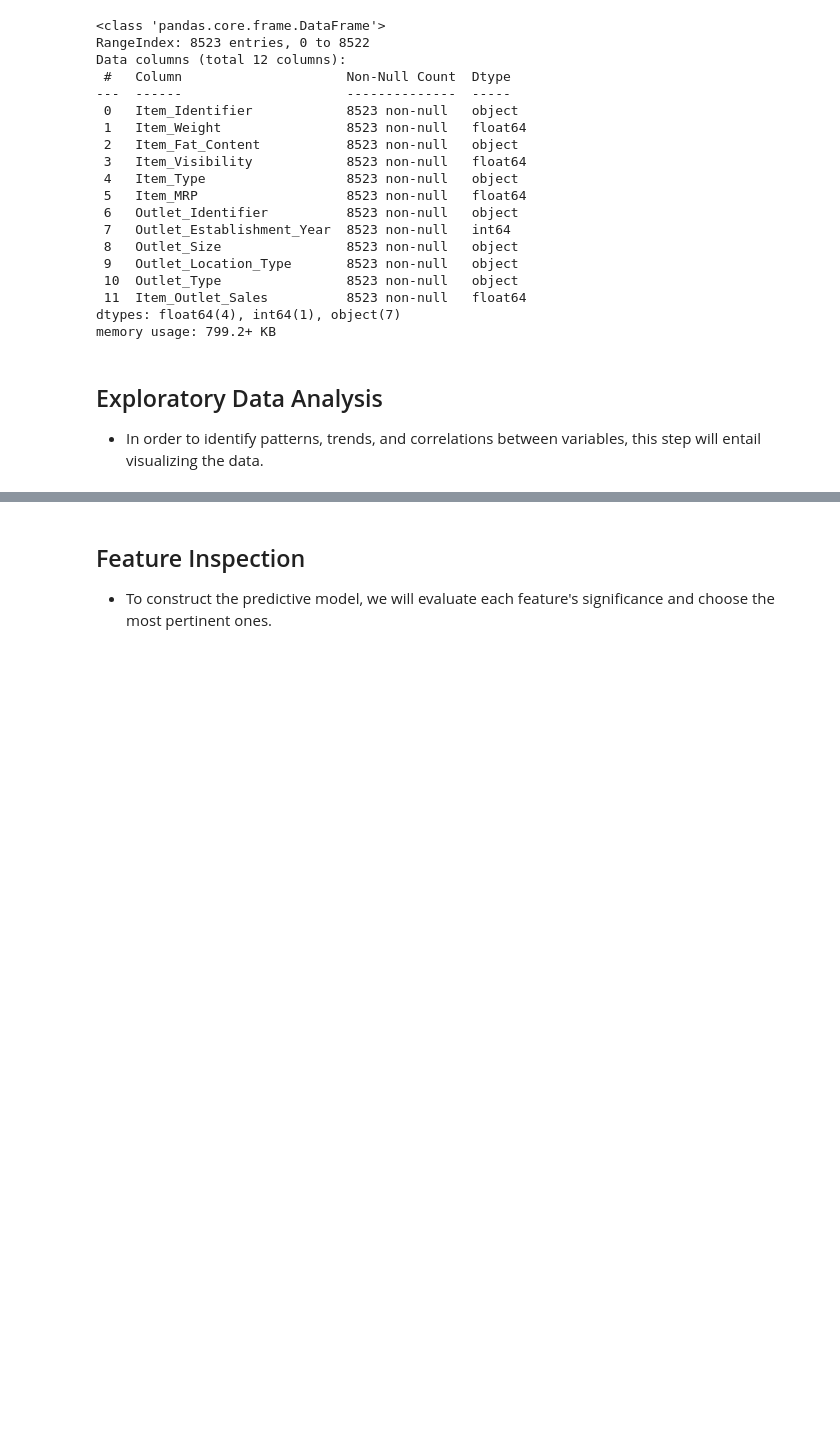
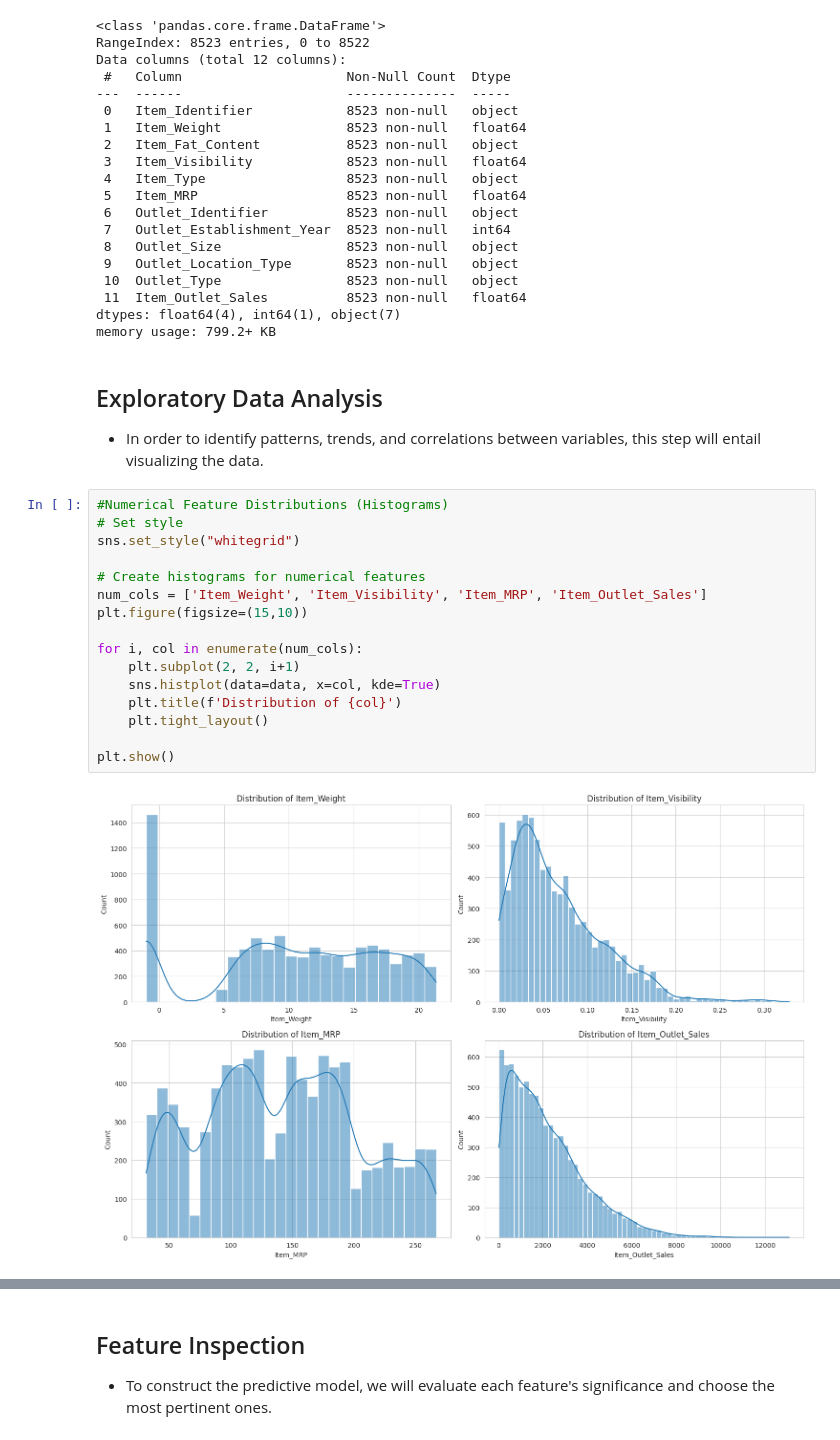
Before and after one commit to tamimisalah/Prediction-of-Product-Sales, a Jupyter notebook: Prediction_of_Product_Sales.ipynb, the cells around one changed output, grey strips where cells are left out. Drawn from its saved outputs; the diff is of its cells as text; blank space fills up the shorter version.

```diff
--- a/Prediction_of_Product_Sales.ipynb
+++ b/Prediction_of_Product_Sales.ipynb
@@ -213,3 +217,21 @@ memory usage: 799.2+ KB
 # %% [markdown]
 ## Exploratory Data Analysis
 - In order to identify patterns, trends, and correlations between variables, this step will entail visualizing the data.
+# %%
+#Numerical Feature Distributions (Histograms)
+# Set style
+sns.set_style("whitegrid")
+
+# Create histograms for numerical features
+num_cols = ['Item_Weight', 'Item_Visibility', 'Item_MRP', 'Item_Outlet_Sales']
+plt.figure(figsize=(15,10))
+
+for i, col in enumerate(num_cols):
+    plt.subplot(2, 2, i+1)
+    sns.histplot(data=data, x=col, kde=True)
+    plt.title(f'Distribution of {col}')
+    plt.tight_layout()
+
+plt.show()
+# %% [output]
+[figure, added]
```
Also changed, not shown: parts of 39 cells of this notebook.
